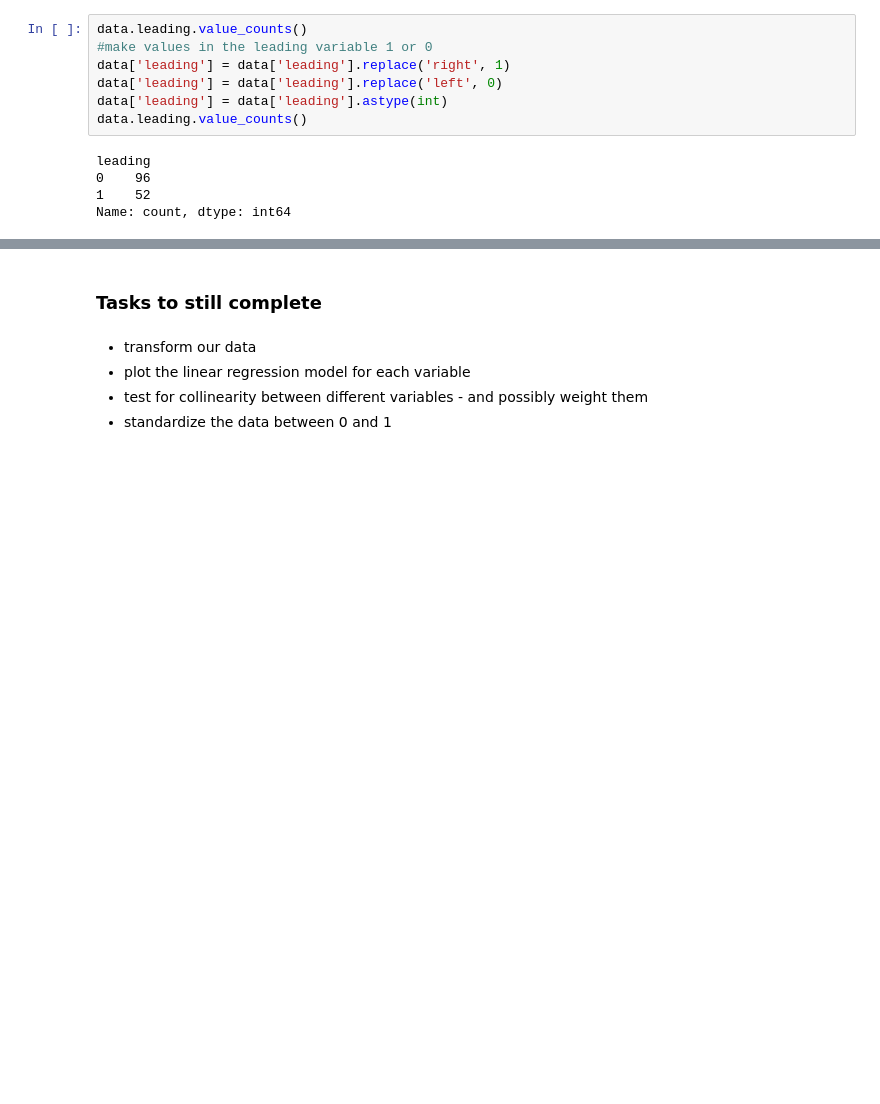
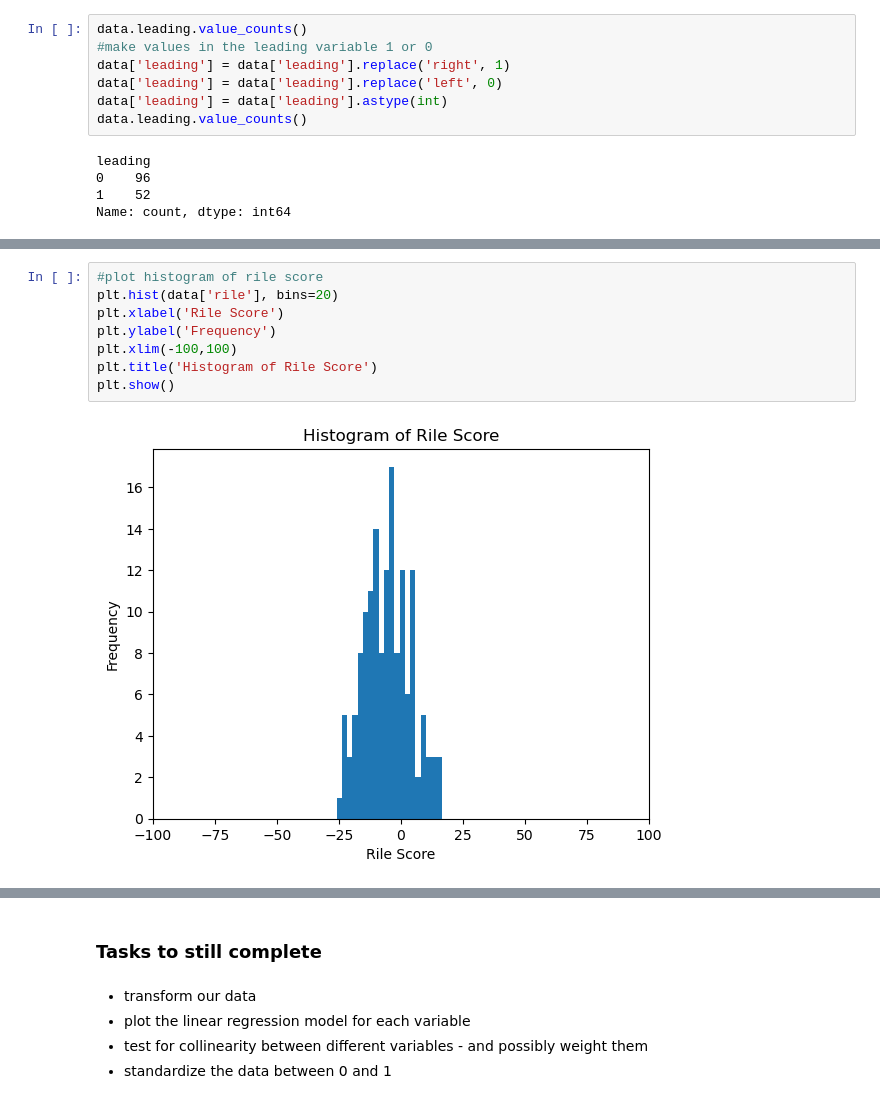
Before and after one commit to sebastian-graeff/MaifestoGroup, a Jupyter notebook: LinearRegression.ipynb, the cells around one changed output, grey strips where cells are left out. Cells and saved outputs as stored; diff of their text form; blank space fills up the shorter version.

```diff
--- a/LinearRegression.ipynb
+++ b/LinearRegression.ipynb
@@ -98,0 +46,10 @@ data
+# %%
+#plot histogram of rile score
+plt.hist(data['rile'], bins=20)
+plt.xlabel('Rile Score')
+plt.ylabel('Frequency')
+plt.xlim(-100,100)
+plt.title('Histogram of Rile Score')
+plt.show()
+# %% [output]
+[figure, added]
```
Also changed, not shown: parts of 43 cells of this notebook, 1 other file.
